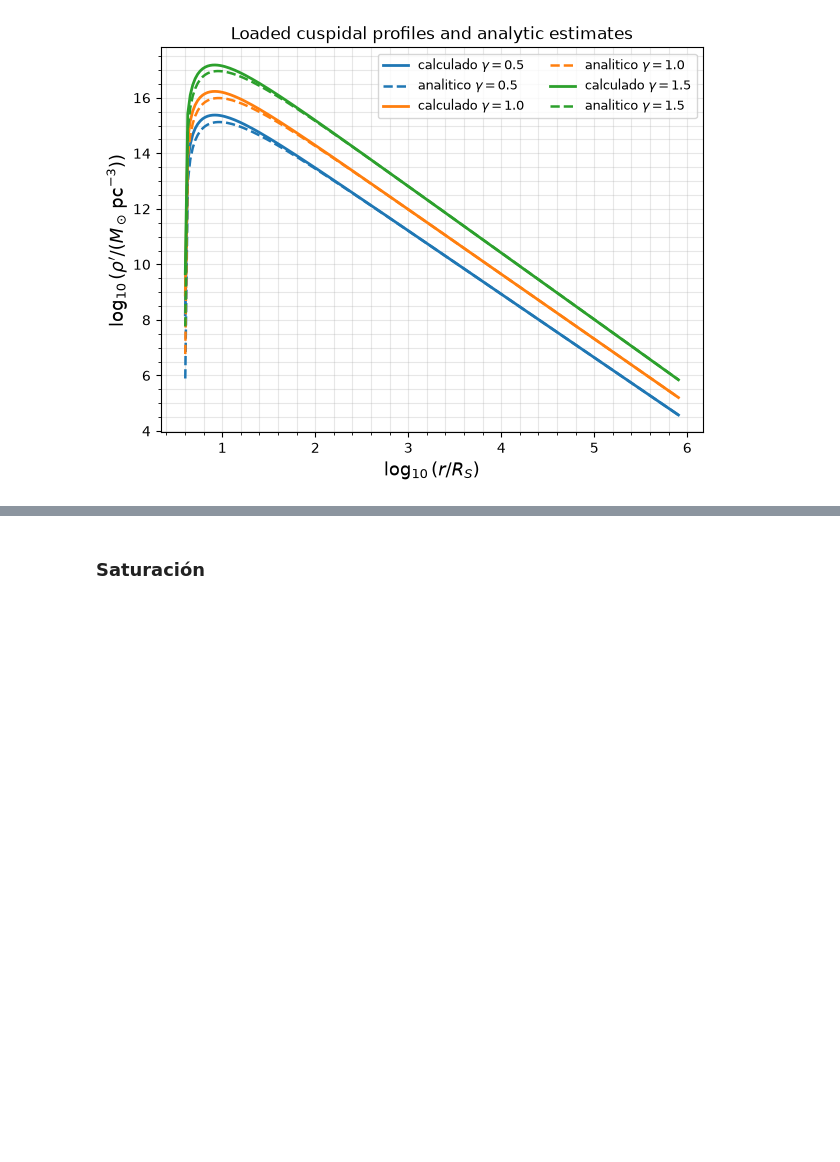
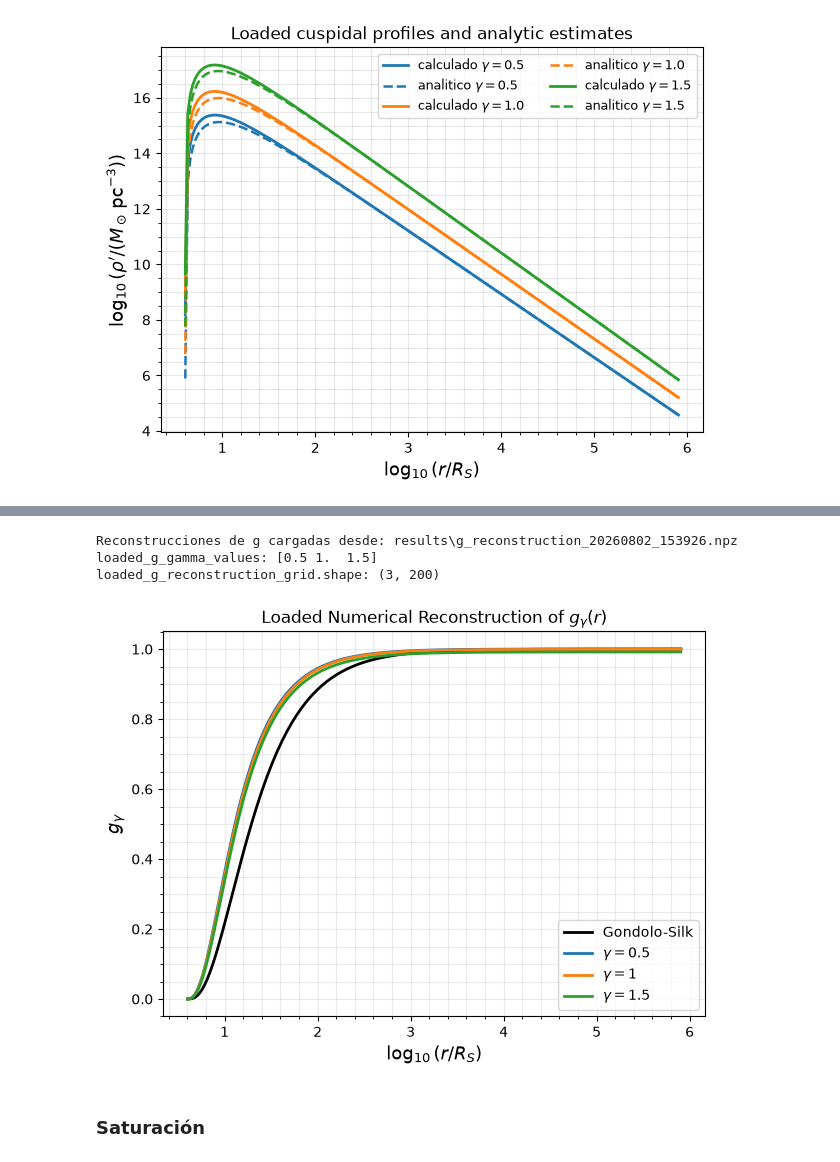
Before and after one commit to MagneticFungi/DM-spikes, a Jupyter notebook: perfiles_densidad.ipynb, the cells around one changed output, grey strips where cells are left out. Cells and saved outputs as stored; diff of their text form; code cells hidden in the pictures; blank space fills up the shorter version.

```diff
--- a/perfiles_densidad.ipynb
+++ b/perfiles_densidad.ipynb
@@ -341,3 +380,64 @@ plt.minorticks_on()
+# %%
+archivos_g_disponibles = dm.list_g_reconstructions()
+archivo_g_a_cargar = archivos_g_disponibles[-1] if archivos_g_disponibles else None
+g_reconstruction_loaded = False
+
+if archivo_g_a_cargar is None:
+    print("No hay archivos .npz de reconstruccion de g en results/.")
+else:
+    try:
+        saved_g_data = dm.load_g_reconstruction(archivo_g_a_cargar)
+    except FileNotFoundError:
+        print("Edita archivo_g_a_cargar con el archivo .npz de reconstruccion de g que quieras cargar.")
+    else:
+        loaded_g_radii = saved_g_data["r_values"]
+        loaded_g_gondolo_silk = saved_g_data["g_gondolo_silk"]
+        loaded_g_gamma_values = saved_g_data["gamma_values"]
+        loaded_g_reconstruction_grid = saved_g_data["g_reconstruction_grid"]
+        g_reconstruction_loaded = True
+
+        print("Reconstrucciones de g cargadas desde:", archivo_g_a_cargar)
+        print("loaded_g_gamma_values:", loaded_g_gamma_values)
+        print("loaded_g_reconstruction_grid.shape:", loaded_g_reconstruction_grid.shape)
+# %% [output]
+Reconstrucciones de g cargadas desde: results\g_reconstruction_20260802_153926.npz
+loaded_g_gamma_values: [0.5 1.  1.5]
+loaded_g_reconstruction_grid.shape: (3, 200)
+# %%
+if g_reconstruction_loaded:
+    loaded_g_x = np.log10(loaded_g_radii / R_S)
+
+    plt.figure(figsize=(7, 5))
+    plt.plot(
+        loaded_g_x,
+        loaded_g_gondolo_silk,
+        lw=2,
+        color="black",
+        label="Gondolo-Silk",
+    )
+
+    for i, gamma_i in enumerate(loaded_g_gamma_values):
+        g_i = loaded_g_reconstruction_grid[i]
+        valid_mask = np.isfinite(g_i) & np.isfinite(loaded_g_x)
+
+        plt.plot(
+            loaded_g_x[valid_mask],
+            g_i[valid_mask],
+            lw=2,
+            label=fr"$\gamma={float(gamma_i):g}$",
+        )
+
+    plt.grid(True, which="both", alpha=0.25)
+    plt.xlabel(r"$\log_{10}(r/R_S)$", fontsize=13)
+    plt.ylabel(r"$g_\gamma$", fontsize=13)
+    plt.title(r"Loaded Numerical Reconstruction of $g_\gamma(r)$")
+    plt.minorticks_on()
+    plt.legend()
+    plt.show()
+else:
+    print("Carga primero un archivo .npz de reconstruccion de g.")
+# %% [output]
+[figure, added]
 # %% [markdown]
 ### Saturación
 # %%
```
Also changed, not shown: parts of 3 cells of this notebook, 3 other files.
